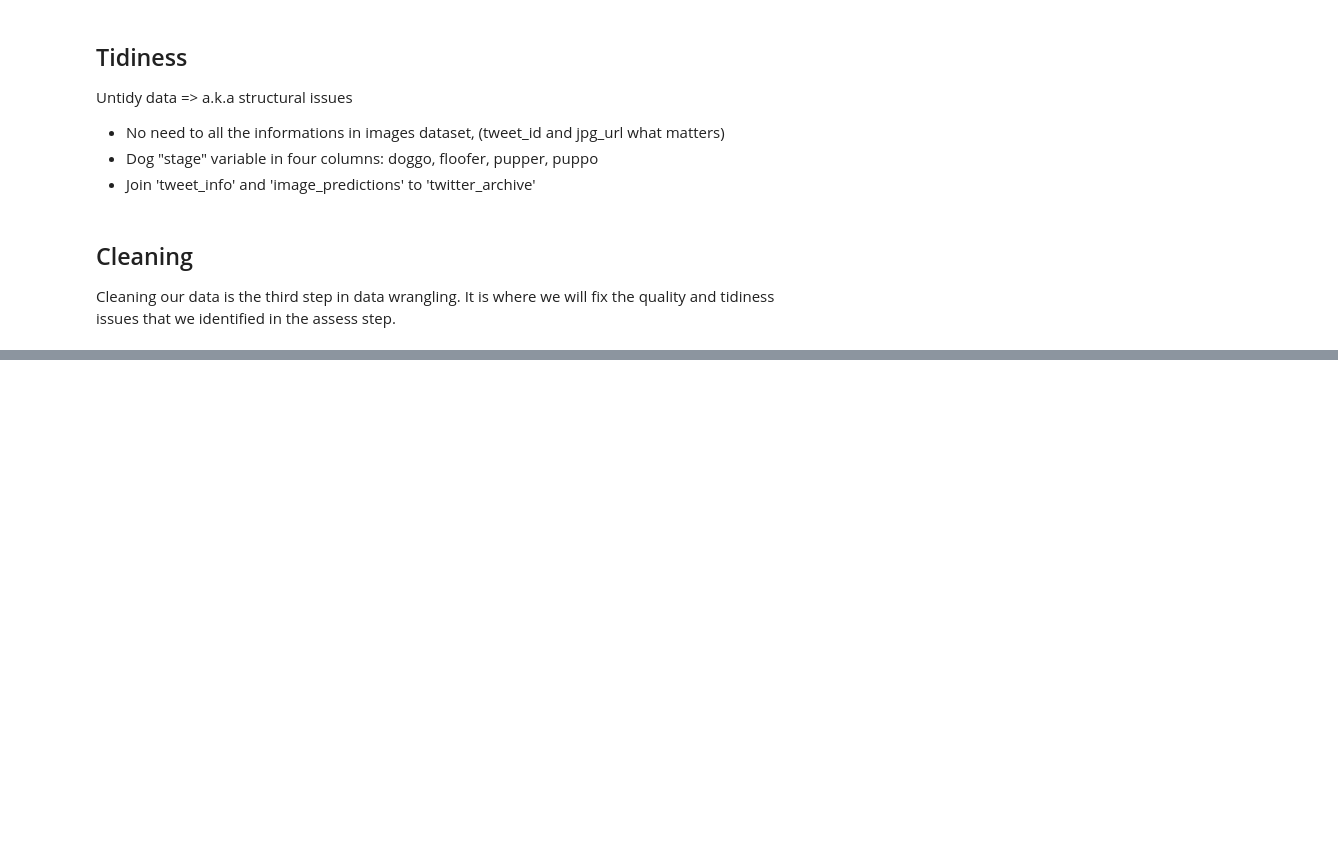
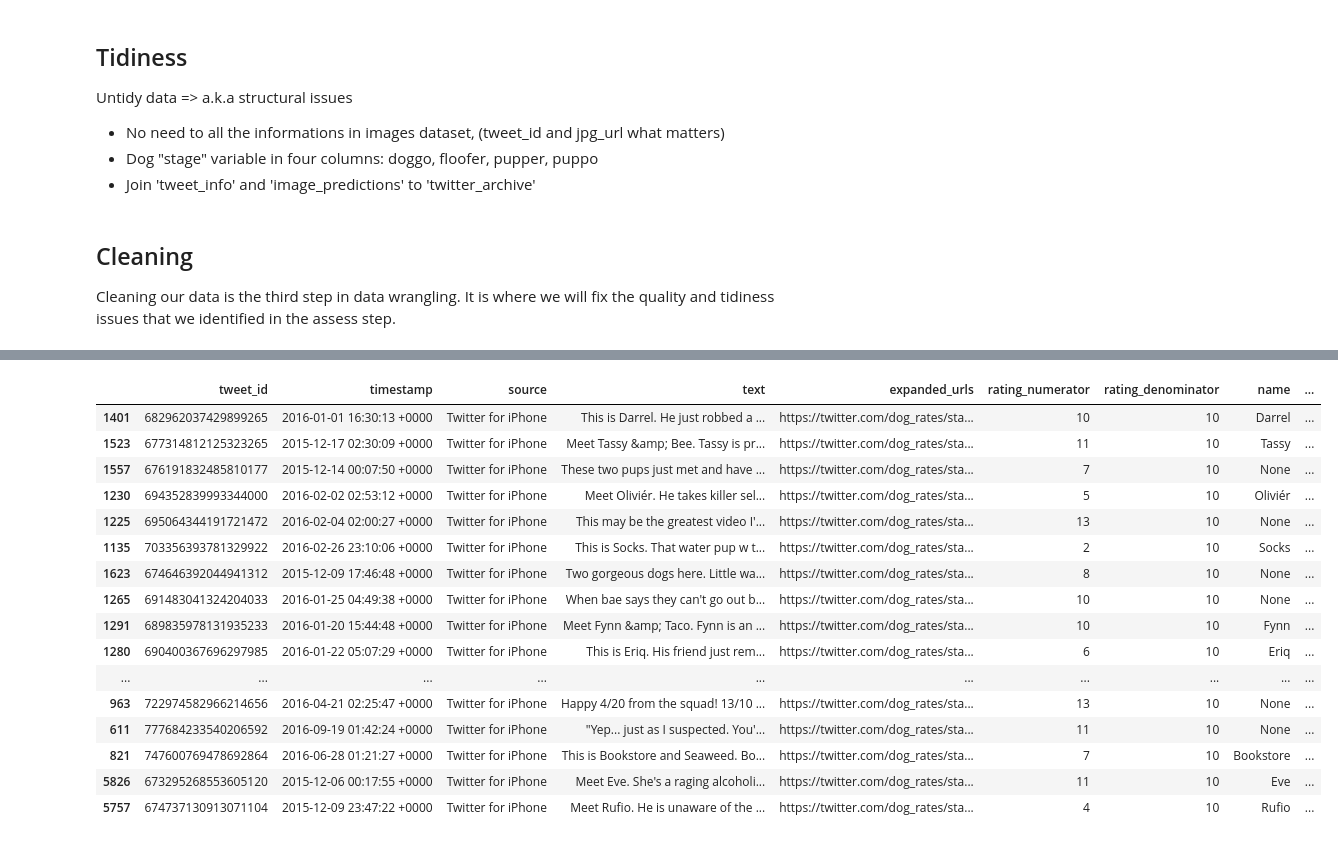
Before and after one commit to abodacs/Wrangle-and-Analyze-Data-DAND-project, a Jupyter notebook: wrangle_act.ipynb, the cells around one changed output, grey strips where cells are left out. Cells and saved outputs as stored; diff of their text form; code cells hidden in the pictures; blank space fills up the shorter version.

```diff
--- a/wrangle_act.ipynb
+++ b/wrangle_act.ipynb
@@ -411,0 +678,5 @@ image_predictions_clean= image_predictions.copy()
+# %%
+# View all occurences where there are more than one #/# in 'text' column
+text_ratings_to_fix = twitter_archive_clean[twitter_archive_clean.text.str.contains( r"(\d+\.?\d*\/\d+\.?\d*\D+\d+\.?\d*\/\d+\.?\d*)")].text
+
+text_ratings_to_fix
@@ -411,0 +701,27 @@ image_predictions_clean= image_predictions.copy()
+# %%
+for entry in text_ratings_to_fix:
+    mask = twitter_archive_clean.text == entry
+    column_name1 = 'rating_numerator'
+    column_name2 = 'rating_denominator'
+    twitter_archive_clean.loc[mask, column_name1] = re.findall(r"\d+\.?\d*\/\d+\.?\d*\D+(\d+\.?\d*)\/\d+\.?\d*", entry)
+    twitter_archive_clean.loc[mask, column_name2] = 10
+# %%
+twitter_archive_clean[twitter_archive_clean.text.isin(text_ratings_to_fix)]
+# %% [output]
+|  | tweet_id | timestamp | source | text | expanded_urls | rating_numerator | rating_denominator | name | ... |
+| 1401 | 682962037429899265 | 2016-01-01 16:30:13 +0000 | Twitter for iPhone | This is Darrel. He just robbed a ... | https://twitter.com/dog_rates/sta... | 10 | 10 | Darrel | ... |
+| 1523 | 677314812125323265 | 2015-12-17 02:30:09 +0000 | Twitter for iPhone | Meet Tassy &amp; Bee. Tassy is pr... | https://twitter.com/dog_rates/sta... | 11 | 10 | Tassy | ... |
+| 1557 | 676191832485810177 | 2015-12-14 00:07:50 +0000 | Twitter for iPhone | These two pups just met and have ... | https://twitter.com/dog_rates/sta... | 7 | 10 | None | ... |
+| 1230 | 694352839993344000 | 2016-02-02 02:53:12 +0000 | Twitter for iPhone | Meet Oliviér. He takes killer sel... | https://twitter.com/dog_rates/sta... | 5 | 10 | Oliviér | ... |
+| 1225 | 695064344191721472 | 2016-02-04 02:00:27 +0000 | Twitter for iPhone | This may be the greatest video I'... | https://twitter.com/dog_rates/sta... | 13 | 10 | None | ... |
+| 1135 | 703356393781329922 | 2016-02-26 23:10:06 +0000 | Twitter for iPhone | This is Socks. That water pup w t... | https://twitter.com/dog_rates/sta... | 2 | 10 | Socks | ... |
+| 1623 | 674646392044941312 | 2015-12-09 17:46:48 +0000 | Twitter for iPhone | Two gorgeous dogs here. Little wa... | https://twitter.com/dog_rates/sta... | 8 | 10 | None | ... |
+| 1265 | 691483041324204033 | 2016-01-25 04:49:38 +0000 | Twitter for iPhone | When bae says they can't go out b... | https://twitter.com/dog_rates/sta... | 10 | 10 | None | ... |
+| 1291 | 689835978131935233 | 2016-01-20 15:44:48 +0000 | Twitter for iPhone | Meet Fynn &amp; Taco. Fynn is an ... | https://twitter.com/dog_rates/sta... | 10 | 10 | Fynn | ... |
+| 1280 | 690400367696297985 | 2016-01-22 05:07:29 +0000 | Twitter for iPhone | This is Eriq. His friend just rem... | https://twitter.com/dog_rates/sta... | 6 | 10 | Eriq | ... |
+| ... | ... | ... | ... | ... | ... | ... | ... | ... | ... |
+| 963 | 722974582966214656 | 2016-04-21 02:25:47 +0000 | Twitter for iPhone | Happy 4/20 from the squad! 13/10 ... | https://twitter.com/dog_rates/sta... | 13 | 10 | None | ... |
+| 611 | 777684233540206592 | 2016-09-19 01:42:24 +0000 | Twitter for iPhone | "Yep... just as I suspected. You'... | https://twitter.com/dog_rates/sta... | 11 | 10 | None | ... |
+| 821 | 747600769478692864 | 2016-06-28 01:21:27 +0000 | Twitter for iPhone | This is Bookstore and Seaweed. Bo... | https://twitter.com/dog_rates/sta... | 7 | 10 | Bookstore | ... |
+| 5826 | 673295268553605120 | 2015-12-06 00:17:55 +0000 | Twitter for iPhone | Meet Eve. She's a raging alcoholi... | https://twitter.com/dog_rates/sta... | 11 | 10 | Eve | ... |
+| 5757 | 674737130913071104 | 2015-12-09 23:47:22 +0000 | Twitter for iPhone | Meet Rufio. He is unaware of the ... | https://twitter.com/dog_rates/sta... | 4 | 10 | Rufio | ... |
```
Also changed, not shown: parts of 58 cells of this notebook.
